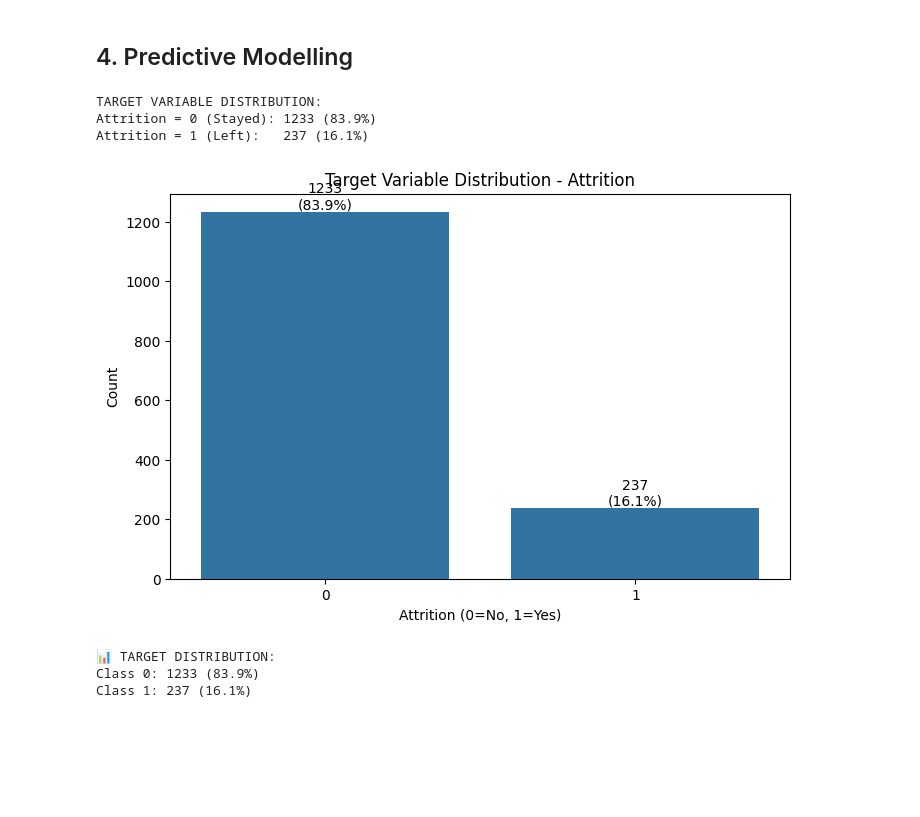
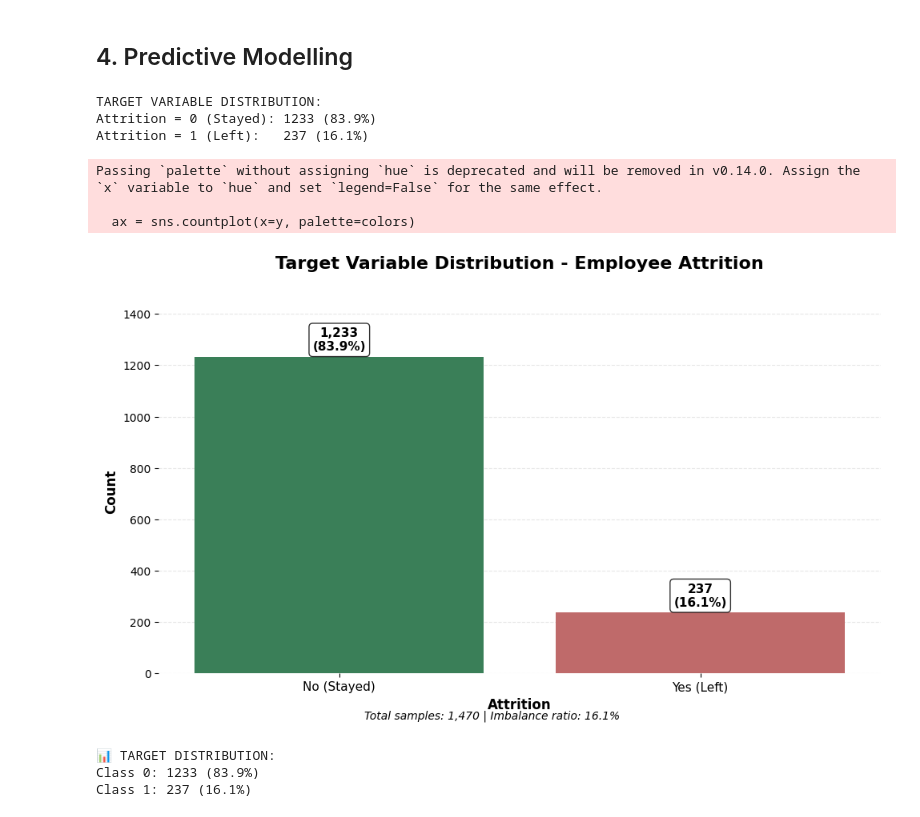
Before and after one commit to SofSalvadoIMS/EDSB25-PredictingEmployeeAttrition-GROUP11, a Jupyter notebook: notebooks/modelling.ipynb, the cells around one changed output. Drawn from its saved outputs; the diff is of its cells as text; code cells hidden in the pictures; blank space fills up the shorter version.

```diff
--- a/notebooks/modelling.ipynb
+++ b/notebooks/modelling.ipynb
@@ -477,28 +479,62 @@ df_all_data: (1176, 48)
 df_keep_data: (1176, 13)
 # %% [markdown]
 ## 4. Predictive Modelling
-# %%
-# Check target variable distribution
-print("TARGET VARIABLE DISTRIBUTION:")
-target_counts = y.value_counts()
-target_percent = y.value_counts(normalize=True) * 100
-
-print(f"Attrition = 0 (Stayed): {target_counts[0]} ({target_percent[0]:.1f}%)")
-print(f"Attrition = 1 (Left):   {target_counts[1]} ({target_percent[1]:.1f}%)")
-
-plt.figure(figsize=(8, 5))
-sns.countplot(x=y)
-plt.title('Target Variable Distribution - Attrition')
-plt.xlabel('Attrition (0=No, 1=Yes)')
-plt.ylabel('Count')
-for i, count in enumerate(target_counts):
-    plt.text(i, count + 10, f'{count}\n({target_percent[i]:.1f}%)', ha='center')
-plt.show()
-# %% [output]
-TARGET VARIABLE DISTRIBUTION:
-Attrition = 0 (Stayed): 1233 (83.9%)
-Attrition = 1 (Left):   237 (16.1%)
-[figure, removed]
+# %%
+# Check target variable distribution
+print("TARGET VARIABLE DISTRIBUTION:")
+target_counts = y.value_counts()
+target_percent = y.value_counts(normalize=True) * 100
+
+print(f"Attrition = 0 (Stayed): {target_counts[0]} ({target_percent[0]:.1f}%)")
+print(f"Attrition = 1 (Left):   {target_counts[1]} ({target_percent[1]:.1f}%)")
+
+# Create the plot with better styling
+plt.figure(figsize=(10, 6))
+
+# Use a professional color palette
+colors = ['#2E8B57', '#CD5C5C']  # SeaGreen and IndianRed
+ax = sns.countplot(x=y, palette=colors)
+
+# Customize the plot
+plt.title('Target Variable Distribution - Employee Attrition\n',
+          fontsize=16, fontweight='bold', pad=20)  # Added pad for spacing
+plt.xlabel('Attrition', fontsize=12, fontweight='bold')
+plt.ylabel('Count', fontsize=12, fontweight='bold')
+
+# Customize the labels
+labels = ['No (Stayed)', 'Yes (Left)']
+ax.set_xticklabels(labels, fontsize=11)
+
+# Add value annotations with better positioning
+for i, count in enumerate(target_counts):
+    plt.text(i, count + 15, f'{count:,}\n({target_percent[i]:.1f}%)',
+             ha='center', va='bottom', fontsize=11, fontweight='bold',
+             bbox=dict(boxstyle='round,pad=0.3', facecolor='white', alpha=0.8))
+
+# Improve grid and layout
+plt.grid(True, axis='y', alpha=0.3, linestyle='--')
+plt.gca().set_axisbelow(True)  # Grid behind bars
+
+# Adjust y-axis to accommodate annotations
+plt.ylim(0, max(target_counts) * 1.15)
+
+# Remove spines for cleaner look
+sns.despine(left=True, bottom=True)
+
+# Add some context to the plot
+plt.figtext(0.5, 0.01, f"Total samples: {len(y):,} | Imbalance ratio: {target_percent[1]:.1f}%",
+           ha='center', fontsize=10, style='italic')
+
+plt.tight_layout()
+plt.show()
+# %% [output]
+TARGET VARIABLE DISTRIBUTION:
+Attrition = 0 (Stayed): 1233 (83.9%)
+Attrition = 1 (Left):   237 (16.1%)
+Passing `palette` without assigning `hue` is deprecated and will be removed in v0.14.0. Assign the `x` variable to `hue` and set `legend=False` for the same effect.
+
+  ax = sns.countplot(x=y, palette=colors)
+[figure, added]
 # %%
 # Prepare datasets
 df_all_data = X_train_encoded_df.copy()
```
Also changed, not shown: parts of 4 cells of this notebook.
